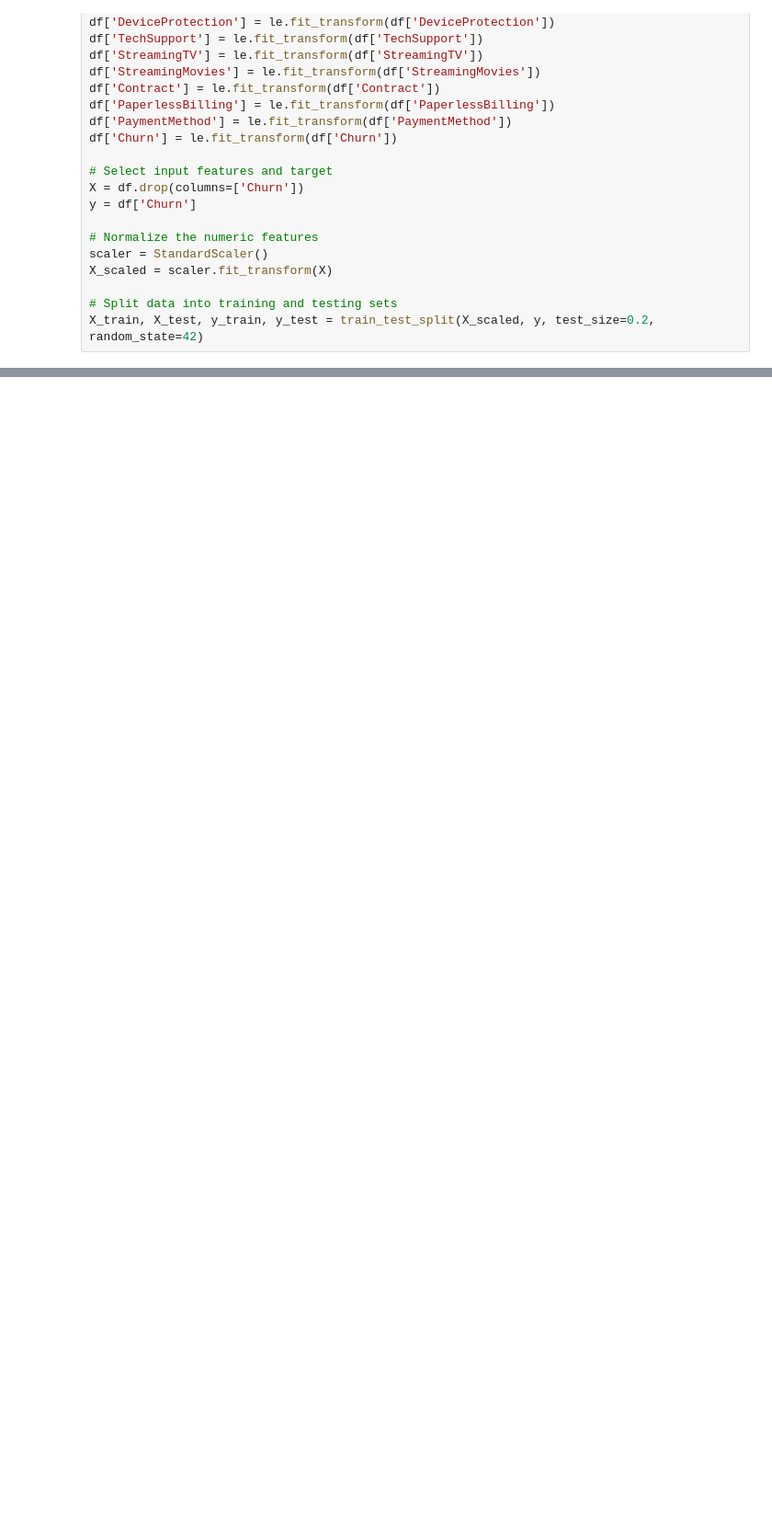
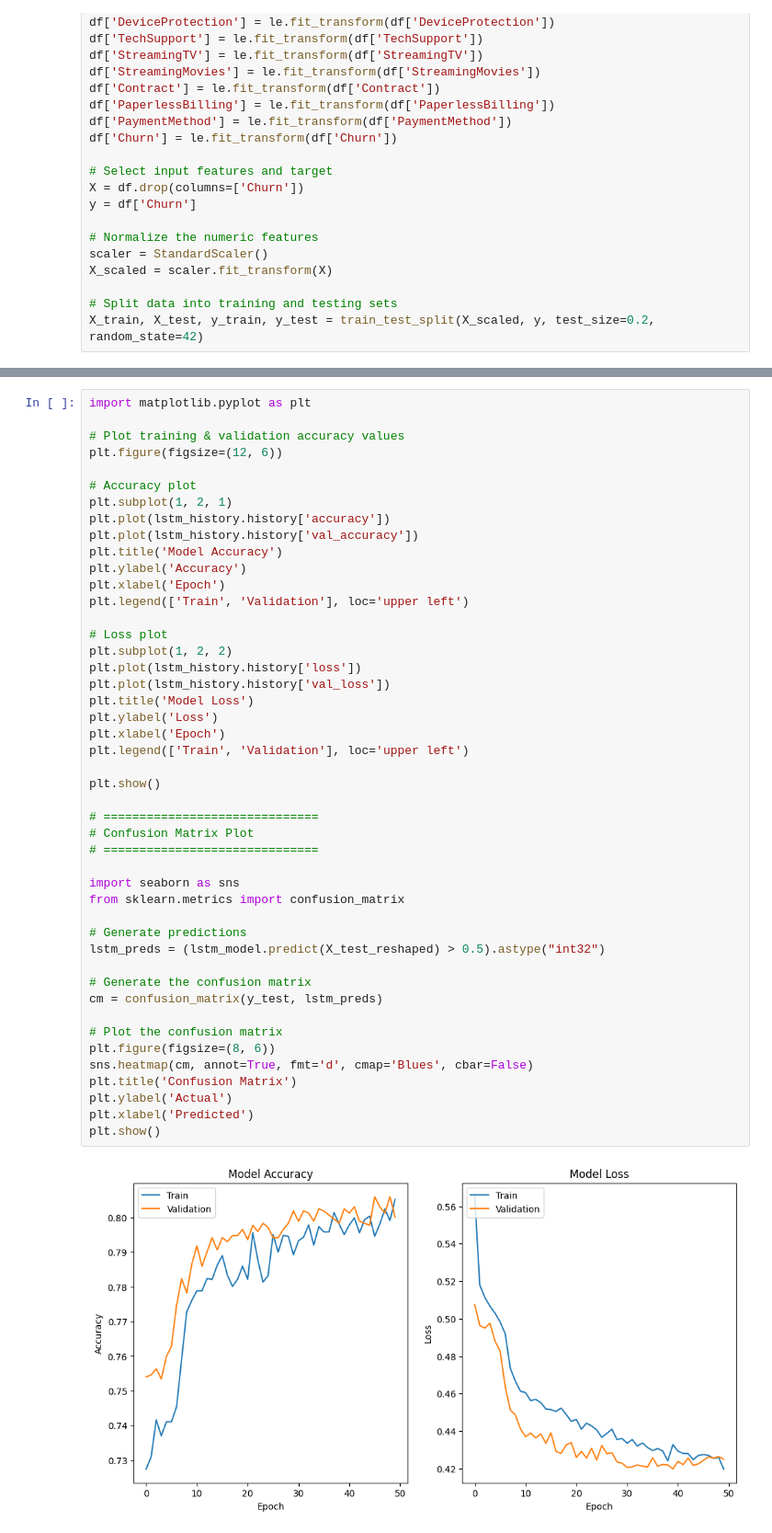
Before and after one commit to MohammedShabry/DL-Assignment, a Jupyter notebook: LSTM.ipynb, the cells around one changed output, grey strips where cells are left out. Shown: that part at 92% size. Saved outputs shown, nothing was run; the diff lists cells and outputs as text; blank space fills up the shorter version.

```diff
--- a/LSTM.ipynb
+++ b/LSTM.ipynb
@@ -113,0 +135,48 @@ LSTM Model Accuracy: 77.43%
+# %%
+import matplotlib.pyplot as plt
+
+# Plot training & validation accuracy values
+plt.figure(figsize=(12, 6))
+
+# Accuracy plot
+plt.subplot(1, 2, 1)
+plt.plot(lstm_history.history['accuracy'])
+plt.plot(lstm_history.history['val_accuracy'])
+plt.title('Model Accuracy')
+plt.ylabel('Accuracy')
+plt.xlabel('Epoch')
+plt.legend(['Train', 'Validation'], loc='upper left')
+
+# Loss plot
+plt.subplot(1, 2, 2)
+plt.plot(lstm_history.history['loss'])
+plt.plot(lstm_history.history['val_loss'])
+plt.title('Model Loss')
+plt.ylabel('Loss')
+plt.xlabel('Epoch')
+plt.legend(['Train', 'Validation'], loc='upper left')
+
+plt.show()
+
+# ==============================
+# Confusion Matrix Plot
+# ==============================
+
+import seaborn as sns
+from sklearn.metrics import confusion_matrix
+
+# Generate predictions
+lstm_preds = (lstm_model.predict(X_test_reshaped) > 0.5).astype("int32")
+
+# Generate the confusion matrix
+cm = confusion_matrix(y_test, lstm_preds)
+
+# Plot the confusion matrix
+plt.figure(figsize=(8, 6))
+sns.heatmap(cm, annot=True, fmt='d', cmap='Blues', cbar=False)
+plt.title('Confusion Matrix')
+plt.ylabel('Actual')
+plt.xlabel('Predicted')
+plt.show()
+# %% [output]
+[figure, added]
```
Also changed, not shown: parts of 3 cells of this notebook.
